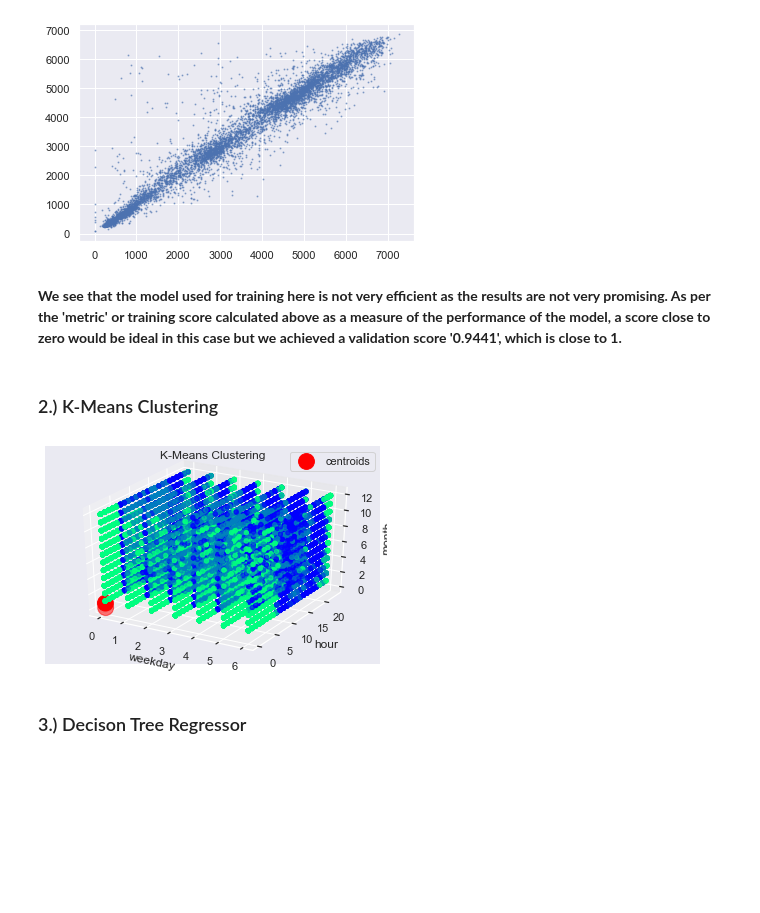
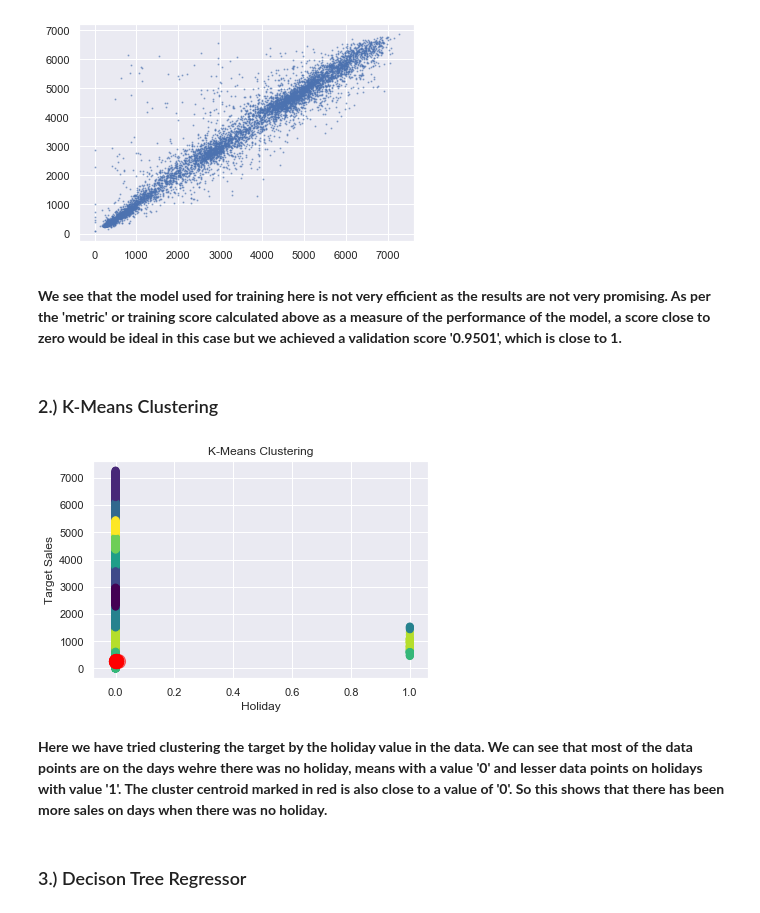
Before and after one commit to jf-pnj/velo, a Jupyter notebook: starting_kit/README_Visualization.ipynb, the cells around one changed output. Saved outputs shown, nothing was run; the diff lists cells and outputs as text; code cells hidden in the pictures; blank space fills up the shorter version.

```diff
--- a/starting_kit/README_Visualization.ipynb
+++ b/starting_kit/README_Visualization.ipynb
@@ -321,43 +321,37 @@ plt.show()
 [figure]
 # %% [markdown]
 <div>
-    <b> We see that the model used for training here is not very efficient as the results are not very promising. As per the 'metric' or training score calculated above as a measure of the performance of the model, a score close to zero would be ideal in this case but we achieved a validation score '0.9441', which is close to 1.
+    <b> We see that the model used for training here is not very efficient as the results are not very promising. As per the 'metric' or training score calculated above as a measure of the performance of the model, a score close to zero would be ideal in this case but we achieved a validation score '0.9501', which is close to 1.
 </div>
 # %% [markdown]
 ### 2.) K-Means Clustering
 # %%
+# Import KMeans
 from sklearn.cluster import KMeans
-from mpl_toolkits.mplot3d import Axes3D
 
+# Fit the data to the model
 km = KMeans(
-    n_clusters=3, init='random',
+    n_clusters=2, init='random',
     n_init=10, max_iter=300,
     tol=1e-04, random_state=0
 )
 y_km = km.fit_predict(data)
-# %%
-#Plot the clusters obtained using k means
-fig = plt.figure()
-ax = fig.add_subplot(111, projection='3d')
-scatter = ax.scatter(km.cluster_centers_[:, 3],
-            km.cluster_centers_[:, 0],
-            km.cluster_centers_[:, 2],
-            s = 250,
-            marker='o',
-            c='red',
-            label='centroids')
-scatter = ax.scatter(data['weekday'],data['hour'], data['month'],
-                     c=y_km,s=20, cmap='winter')
-
-
-ax.set_title('K-Means Clustering')
-ax.set_xlabel('weekday')
-ax.set_ylabel('hour')
-ax.set_zlabel('month')
-ax.legend()
-plt.show()
-# %% [output]
-[figure, removed]
+# %%
+# Plot the results
+plt.scatter(data['holiday'], data['target'], c=y_km, s=50, cmap='viridis')
+
+centers = km.cluster_centers_
+plt.scatter(centers[:, 0], centers[:, 1], c='red', s=200, alpha=0.5)
+plt.title('K-Means Clustering')
+plt.xlabel('Holiday')
+plt.ylabel('Target Sales')
+plt.show()
+# %% [output]
+[figure, added]
+# %% [markdown]
+<div>
+<b> Here we have tried clustering the target by the holiday value in the data. We can see that most of the data points are on the days wehre there was no holiday, means with a value '0' and lesser data points on holidays with value '1'. The cluster centroid marked in red is also close to a value of '0'. So this shows that there has been more sales on days when there was no holiday.
+</div>
 # %% [markdown]
 ### 3.) Decison Tree Regressor
 # %%
```
Also changed, not shown: parts of 2 cells of this notebook.
